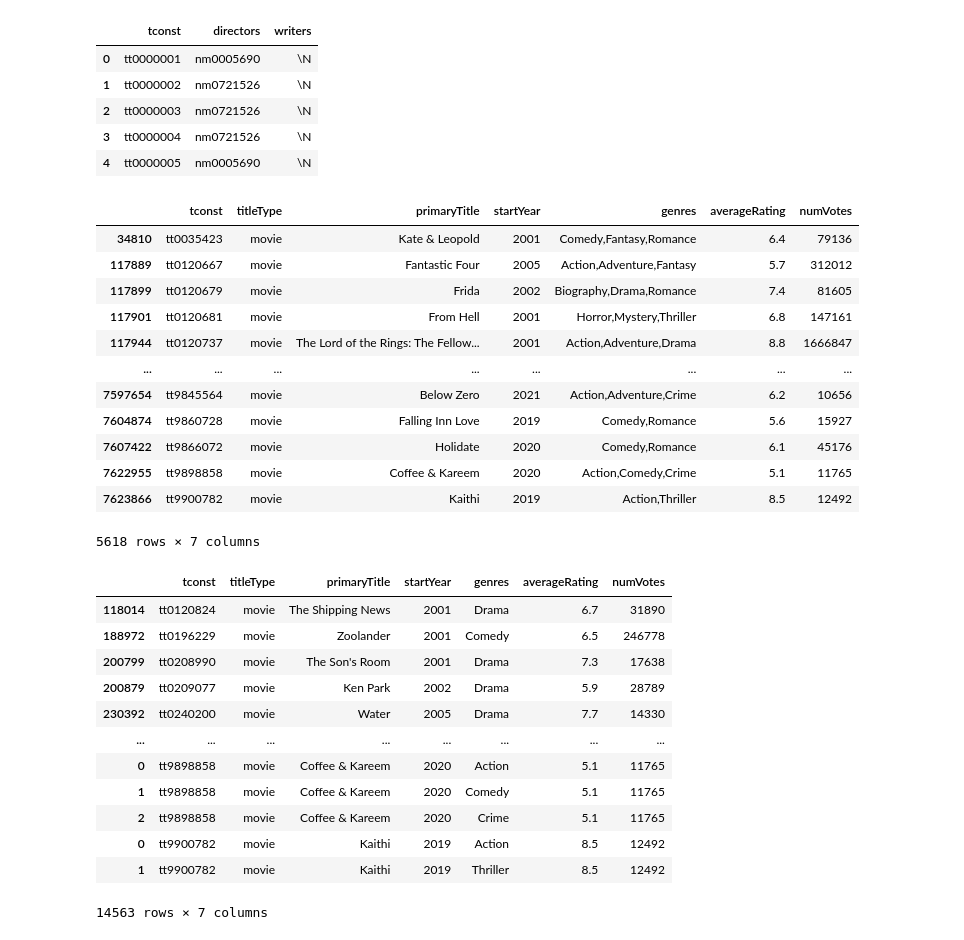
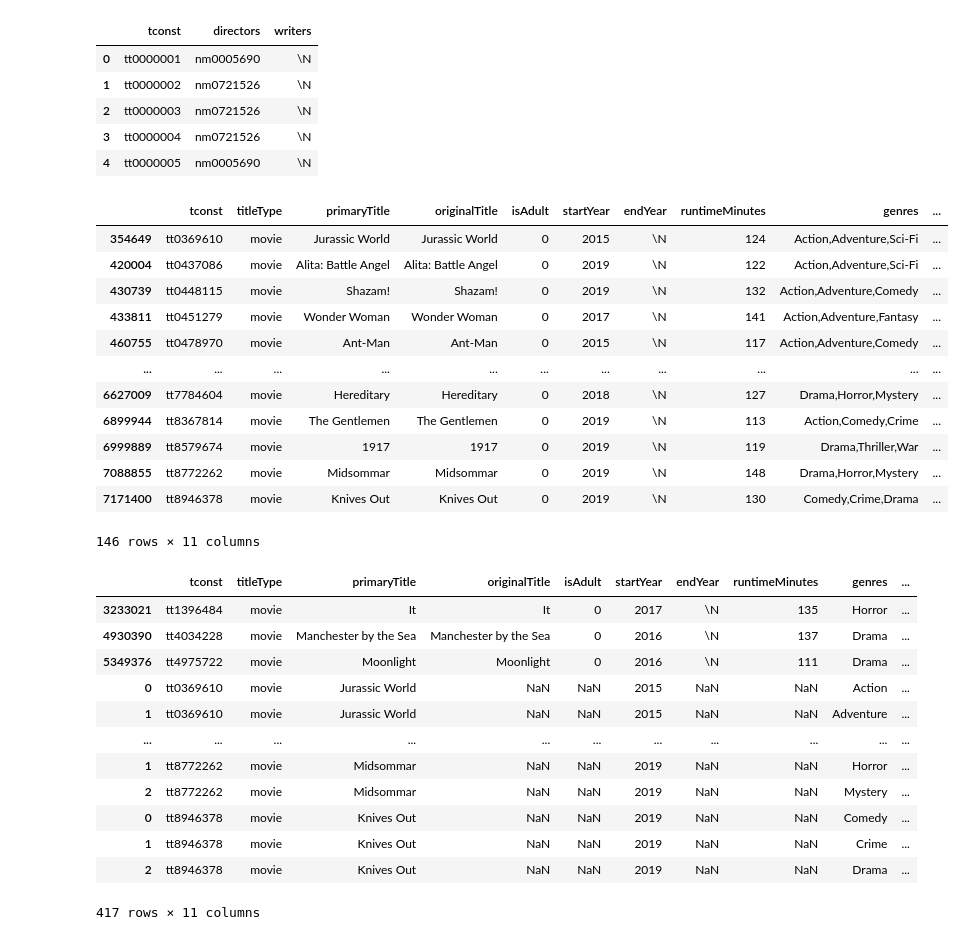
Before and after one commit to zezhangneu/DS-4200, a Jupyter notebook: Project.ipynb, the cells around one changed output. Drawn from its saved outputs; the diff is of its cells as text; code cells hidden in the pictures.

```diff
--- a/Project.ipynb
+++ b/Project.ipynb
@@ -63,36 +53,38 @@ title_crew.head()
 | 4 | tt0000005 | nm0005690 | \N |
 # %%
 movie = title_basics[title_basics['titleType'] == 'movie'].copy()
-movie.drop(['originalTitle', 'isAdult', 'endYear', 'runtimeMinutes'], axis = 1, inplace = True)
+#movie.drop(['originalTitle', 'isAdult', 'endYear', 'runtimeMinutes'], axis = 1, inplace = True)
 
 title_rating['averageRating'] = title_rating.averageRating.astype(object).copy()
 title_rating['numVotes'] = title_rating.numVotes.astype(object).copy()
 
 movie = movie.join(title_rating.set_index('tconst'), on = ['tconst'])
-movie = movie[movie['numVotes'] > 10000].copy()
-movie = movie[movie['averageRating'] > 3.0].copy()
+#movie = movie[movie['numVotes'] > 10000].copy()
+#movie = movie[movie['averageRating'] > 3.0].copy()
 movie = movie[movie['startYear'].str.isdigit()].copy()
 
 movie['startYear'] = movie['startYear'].astype(int)
 
-movie = movie[movie['startYear'] > 2000].copy()
+movie = movie[movie['startYear'] > 2014].copy()
+movie = movie[movie['startYear'] < 2020].copy()
+movie = movie[movie['numVotes'] > 200000].copy()
 movie = movie[movie['genres'].str.find(r'\N') == -1].copy()
 # %%
-movie
+movie.dropna()
 # %% [output]
-|  | tconst | titleType | primaryTitle | startYear | genres | averageRating | numVotes |
-| 34810 | tt0035423 | movie | Kate & Leopold | 2001 | Comedy,Fantasy,Romance | 6.4 | 79136 |
-| 117889 | tt0120667 | movie | Fantastic Four | 2005 | Action,Adventure,Fantasy | 5.7 | 312012 |
-| 117899 | tt0120679 | movie | Frida | 2002 | Biography,Drama,Romance | 7.4 | 81605 |
-| 117901 | tt0120681 | movie | From Hell | 2001 | Horror,Mystery,Thriller | 6.8 | 147161 |
-| 117944 | tt0120737 | movie | The Lord of the Rings: The Fellow... | 2001 | Action,Adventure,Drama | 8.8 | 1666847 |
-| ... | ... | ... | ... | ... | ... | ... | ... |
-| 7597654 | tt9845564 | movie | Below Zero | 2021 | Action,Adventure,Crime | 6.2 | 10656 |
-| 7604874 | tt9860728 | movie | Falling Inn Love | 2019 | Comedy,Romance | 5.6 | 15927 |
-| 7607422 | tt9866072 | movie | Holidate | 2020 | Comedy,Romance | 6.1 | 45176 |
-| 7622955 | tt9898858 | movie | Coffee & Kareem | 2020 | Action,Comedy,Crime | 5.1 | 11765 |
-| 7623866 | tt9900782 | movie | Kaithi | 2019 | Action,Thriller | 8.5 | 12492 |
+|  | tconst | titleType | primaryTitle | originalTitle | isAdult | startYear | endYear | runtimeMinutes | genres | ... |
+| 354649 | tt0369610 | movie | Jurassic World | Jurassic World | 0 | 2015 | \N | 124 | Action,Adventure,Sci-Fi | ... |
+| 420004 | tt0437086 | movie | Alita: Battle Angel | Alita: Battle Angel | 0 | 2019 | \N | 122 | Action,Adventure,Sci-Fi | ... |
+| 430739 | tt0448115 | movie | Shazam! | Shazam! | 0 | 2019 | \N | 132 | Action,Adventure,Comedy | ... |
+| 433811 | tt0451279 | movie | Wonder Woman | Wonder Woman | 0 | 2017 | \N | 141 | Action,Adventure,Fantasy | ... |
+| 460755 | tt0478970 | movie | Ant-Man | Ant-Man | 0 | 2015 | \N | 117 | Action,Adventure,Comedy | ... |
+| ... | ... | ... | ... | ... | ... | ... | ... | ... | ... | ... |
+| 6627009 | tt7784604 | movie | Hereditary | Hereditary | 0 | 2018 | \N | 127 | Drama,Horror,Mystery | ... |
+| 6899944 | tt8367814 | movie | The Gentlemen | The Gentlemen | 0 | 2019 | \N | 113 | Action,Comedy,Crime | ... |
+| 6999889 | tt8579674 | movie | 1917 | 1917 | 0 | 2019 | \N | 119 | Drama,Thriller,War | ... |
+| 7088855 | tt8772262 | movie | Midsommar | Midsommar | 0 | 2019 | \N | 148 | Drama,Horror,Mystery | ... |
+| 7171400 | tt8946378 | movie | Knives Out | Knives Out | 0 | 2019 | \N | 130 | Comedy,Crime,Drama | ... |
-5618 rows × 7 columns
+146 rows × 11 columns
 # %%
 for i in range(len(movie)):
     if movie.iloc[i]['genres'].find(',') != -1:
@@ -114,16 +106,16 @@ for i in range(len(movie)):
 movie = movie[movie['genres'].str.find(',') == -1]
 movie
 # %% [output]
-|  | tconst | titleType | primaryTitle | startYear | genres | averageRating | numVotes |
-| 118014 | tt0120824 | movie | The Shipping News | 2001 | Drama | 6.7 | 31890 |
-| 188972 | tt0196229 | movie | Zoolander | 2001 | Comedy | 6.5 | 246778 |
-| 200799 | tt0208990 | movie | The Son's Room | 2001 | Drama | 7.3 | 17638 |
-| 200879 | tt0209077 | movie | Ken Park | 2002 | Drama | 5.9 | 28789 |
-| 230392 | tt0240200 | movie | Water | 2005 | Drama | 7.7 | 14330 |
-| ... | ... | ... | ... | ... | ... | ... | ... |
-| 0 | tt9898858 | movie | Coffee & Kareem | 2020 | Action | 5.1 | 11765 |
-| 1 | tt9898858 | movie | Coffee & Kareem | 2020 | Comedy | 5.1 | 11765 |
-| 2 | tt9898858 | movie | Coffee & Kareem | 2020 | Crime | 5.1 | 11765 |
-| 0 | tt9900782 | movie | Kaithi | 2019 | Action | 8.5 | 12492 |
-| 1 | tt9900782 | movie | Kaithi | 2019 | Thriller | 8.5 | 12492 |
+|  | tconst | titleType | primaryTitle | originalTitle | isAdult | startYear | endYear | runtimeMinutes | genres | ... |
+| 3233021 | tt1396484 | movie | It | It | 0 | 2017 | \N | 135 | Horror | ... |
+| 4930390 | tt4034228 | movie | Manchester by the Sea | Manchester by the Sea | 0 | 2016 | \N | 137 | Drama | ... |
+| 5349376 | tt4975722 | movie | Moonlight | Moonlight | 0 | 2016 | \N | 111 | Drama | ... |
+| 0 | tt0369610 | movie | Jurassic World | NaN | NaN | 2015 | NaN | NaN | Action | ... |
+| 1 | tt0369610 | movie | Jurassic World | NaN | NaN | 2015 | NaN | NaN | Adventure | ... |
+| ... | ... | ... | ... | ... | ... | ... | ... | ... | ... | ... |
+| 1 | tt8772262 | movie | Midsommar | NaN | NaN | 2019 | NaN | NaN | Horror | ... |
+| 2 | tt8772262 | movie | Midsommar | NaN | NaN | 2019 | NaN | NaN | Mystery | ... |
+| 0 | tt8946378 | movie | Knives Out | NaN | NaN | 2019 | NaN | NaN | Comedy | ... |
+| 1 | tt8946378 | movie | Knives Out | NaN | NaN | 2019 | NaN | NaN | Crime | ... |
+| 2 | tt8946378 | movie | Knives Out | NaN | NaN | 2019 | NaN | NaN | Drama | ... |
-14563 rows × 7 columns
+417 rows × 11 columns
```
Also changed, not shown: parts of 12 cells of this notebook.
